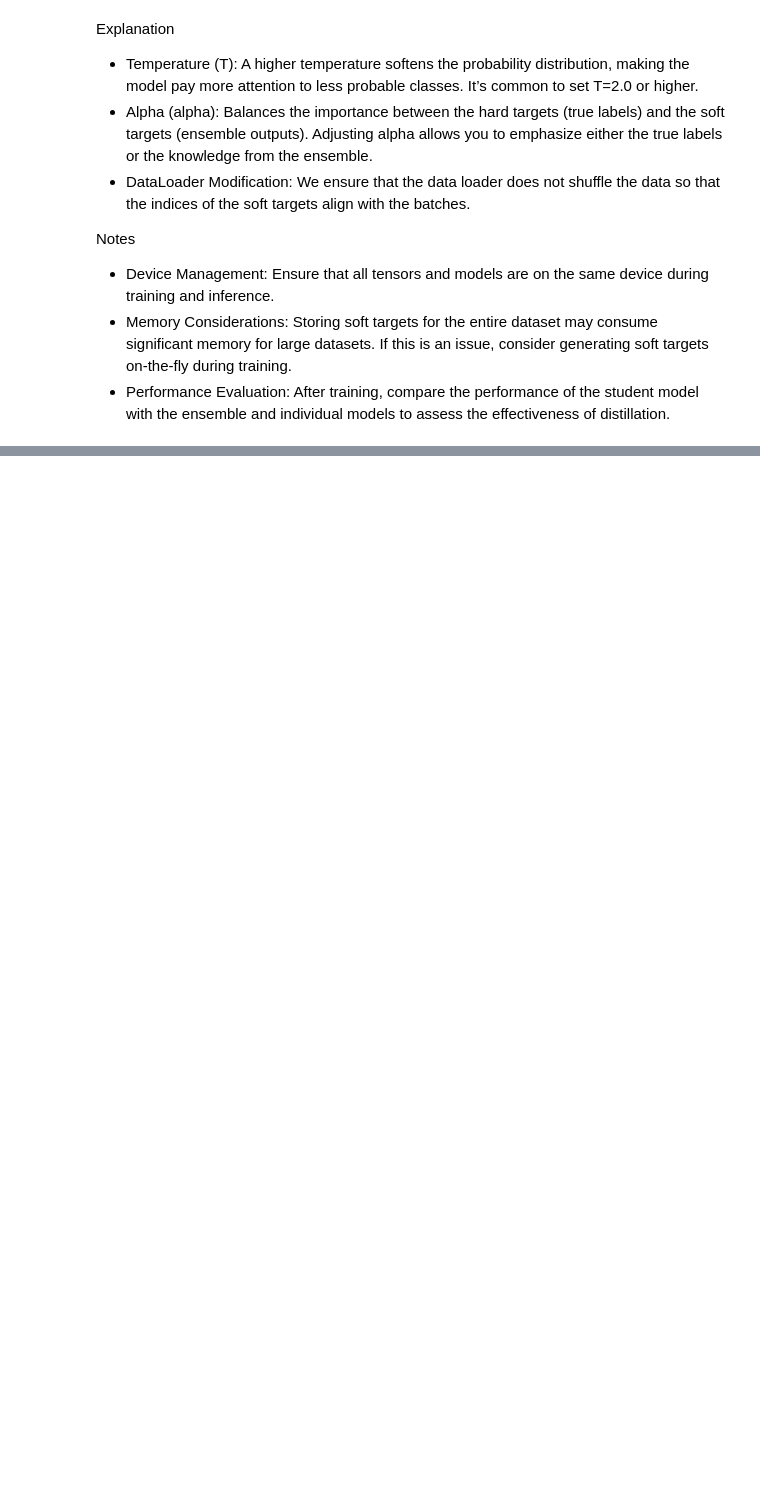
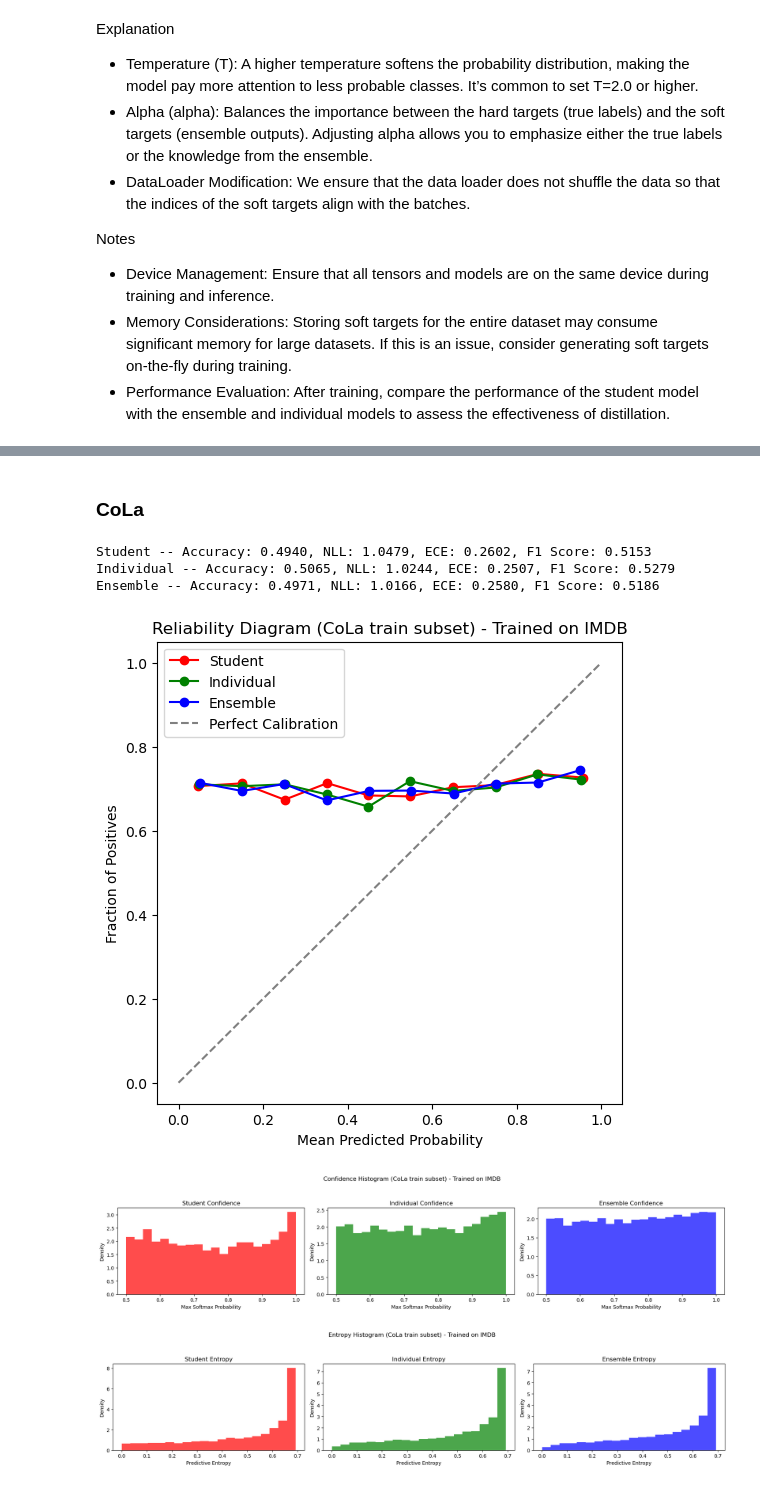
Before and after one commit to wstentzer/NLP-Project, a Jupyter notebook: main_1.3B_model-imdb-correct-standard.ipynb, the cells around one changed output, grey strips where cells are left out. Cells and saved outputs as stored; diff of their text form; code cells hidden in the pictures; blank space fills up the shorter version.

```diff
--- a/main_1.3B_model-imdb-correct-standard.ipynb
+++ b/main_1.3B_model-imdb-correct-standard.ipynb
@@ -84,3 +84,18 @@ imdb_unsuper_la = np.load(imdb_unsupervised_labels_file)
 print("Loaded train, test, and unsupervised embeddings and labels from disk.")
 # %% [output]
 Loaded train, test, and unsupervised embeddings and labels from disk.
+# %%
+cola_train_em_file='cola_train_em.npy'
+cola_train_la_file='cola_train_la.npy'
+cola_val_em_file='cola_val_em.npy'
+cola_val_la_file='cola_val_la.npy'
+cola_test_em_file='cola_test_em.npy'
+cola_test_la_file='cola_test_la.npy'
+
+cola_train_em = np.load(cola_train_em_file)
+cola_train_la = np.load(cola_train_la_file)
+cola_val_em = np.load(cola_val_em_file)
+cola_val_la = np.load(cola_val_la_file)
+cola_test_em = np.load(cola_test_em_file)
+cola_test_la = np.load(cola_test_la_file)
+print("Loaded train, test, and unsupervised embeddings and labels from disk.")
@@ -89,9 +106,14 @@ scaler = StandardScaler()
 imdb_train_em = scaler.fit_transform(imdb_train_em)
 imdb_test_em = scaler.transform(imdb_test_em)
 imdb_unsuper_em = scaler.transform(imdb_unsuper_em)
+
 train_em = scaler.transform(train_em)
 validation_em = scaler.transform(validation_em)
 test_em = scaler.transform(test_em)
+
+cola_train_em = scaler.transform(cola_train_em)
+cola_val_em = scaler.transform(cola_val_em)
+cola_test_em = scaler.transform(cola_test_em)
 # %%
 imdb_test_em, imdb_val_em, imdb_test_la, imdb_val_la = train_test_split(
         imdb_test_em,
@@ -490,0 +533,12 @@ Ensemble -- Accuracy: 0.7295, NLL: 0.5846, ECE: 0.0764, F1 Score: 0.7304
+# %% [markdown]
+### CoLa
+# %%
+metrics = evaluate_models(cola_train_em, cola_train_la, student_model, ensemble_models, device,
+                          batch_size=2024, dataset_key="cola_train", trained_dataset="IMDB")
+# %% [output]
+Student -- Accuracy: 0.4940, NLL: 1.0479, ECE: 0.2602, F1 Score: 0.5153
+Individual -- Accuracy: 0.5065, NLL: 1.0244, ECE: 0.2507, F1 Score: 0.5279
+Ensemble -- Accuracy: 0.4971, NLL: 1.0166, ECE: 0.2580, F1 Score: 0.5186
+[figure, added]
+[figure, added]
+[figure, added]
```
Also changed, not shown: parts of 15 cells of this notebook, 4 other files.
